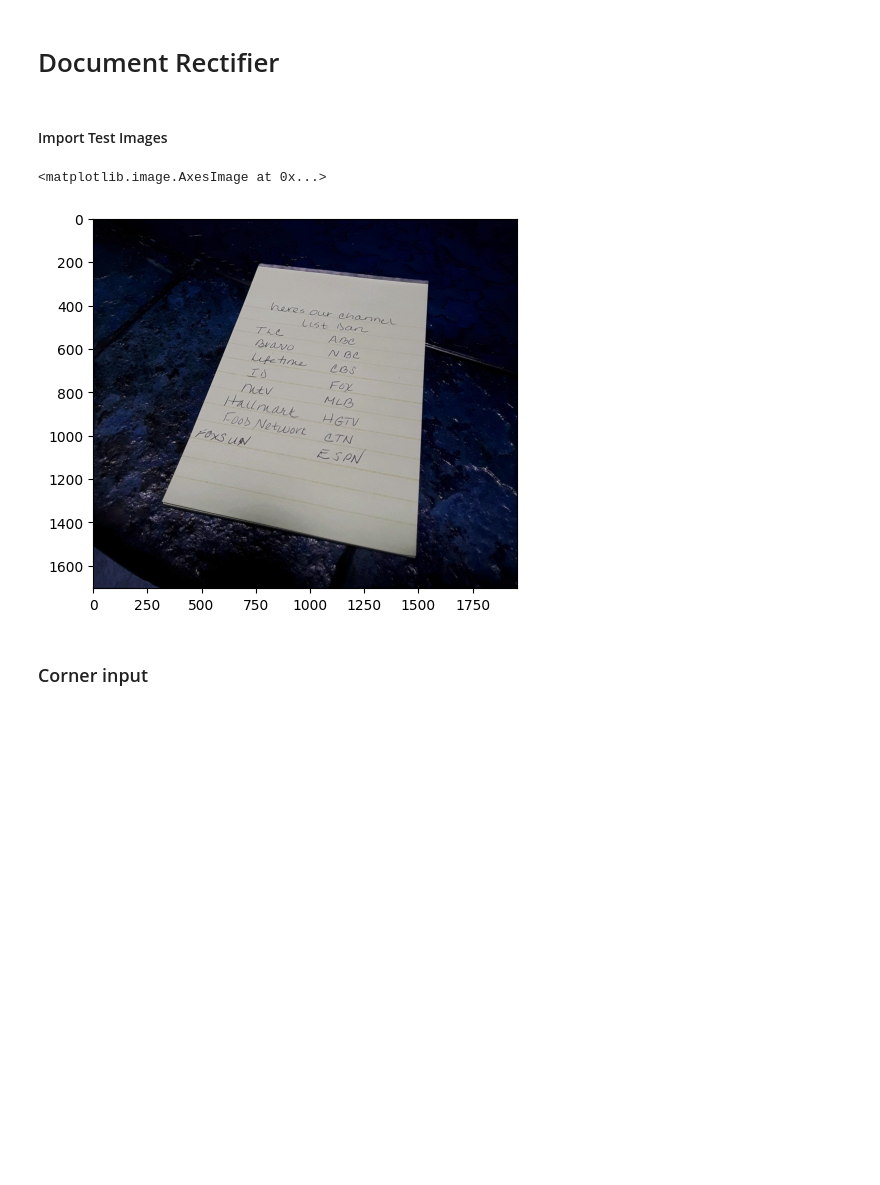
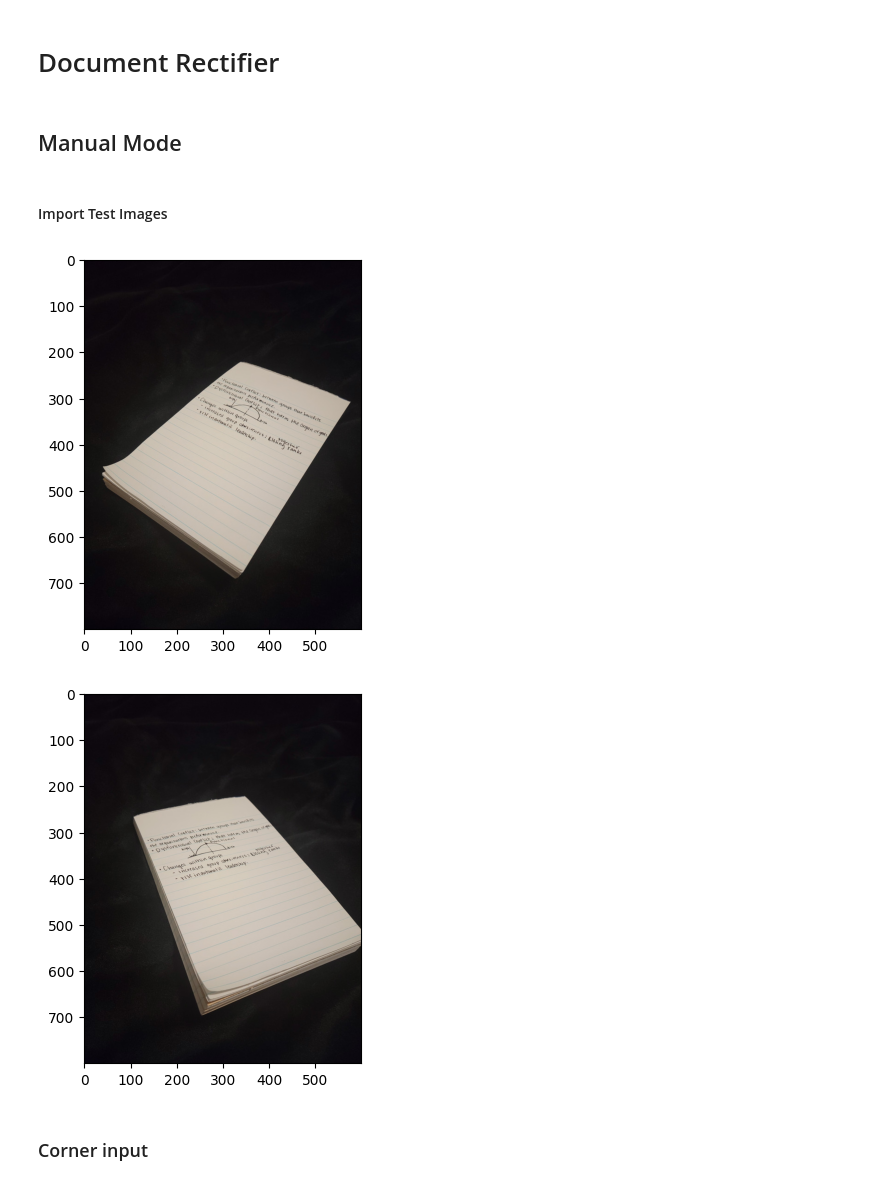
Before and after one commit to isaactuckey/document-rectifier, a Jupyter notebook: documentrectifier.ipynb, the cells around one changed output. Drawn from its saved outputs; the diff is of its cells as text; code cells hidden in the pictures; blank space fills up the shorter version.

```diff
--- a/documentrectifier.ipynb
+++ b/documentrectifier.ipynb
@@ -1,5 +1,7 @@
 # %% [markdown]
 # Document Rectifier
+# %% [markdown]
+## Manual Mode
 # %%
 import cv2
 import matplotlib.pyplot as plt
@@ -7,12 +11,16 @@ import numpy as np
 # %% [markdown]
 #### Import Test Images
-# %%
-# img1 = cv2.imread('url1')
-# img2 = cv2.imread('url2')
-img = cv2.imread('bebi64i3kbb31.jpg')
-plt.imshow(img)
-# %% [output]
-<matplotlib.image.AxesImage at 0x...>
-[figure, removed]
+# %%
+img1 = io.imread('https://i.postimg.cc/K8P2072J/rectify-image1.jpg')
+
+plt.imshow(img1)
+plt.show()
+
+img2 = io.imread('https://i.postimg.cc/R0tX7GxZ/rectify-image2.jpg')
+plt.imshow(img2)
+plt.show()
+# %% [output]
+[figure, added]
+[figure, added]
 # %% [markdown]
 ### Corner input
```
Also changed, not shown: parts of 13 cells of this notebook.
